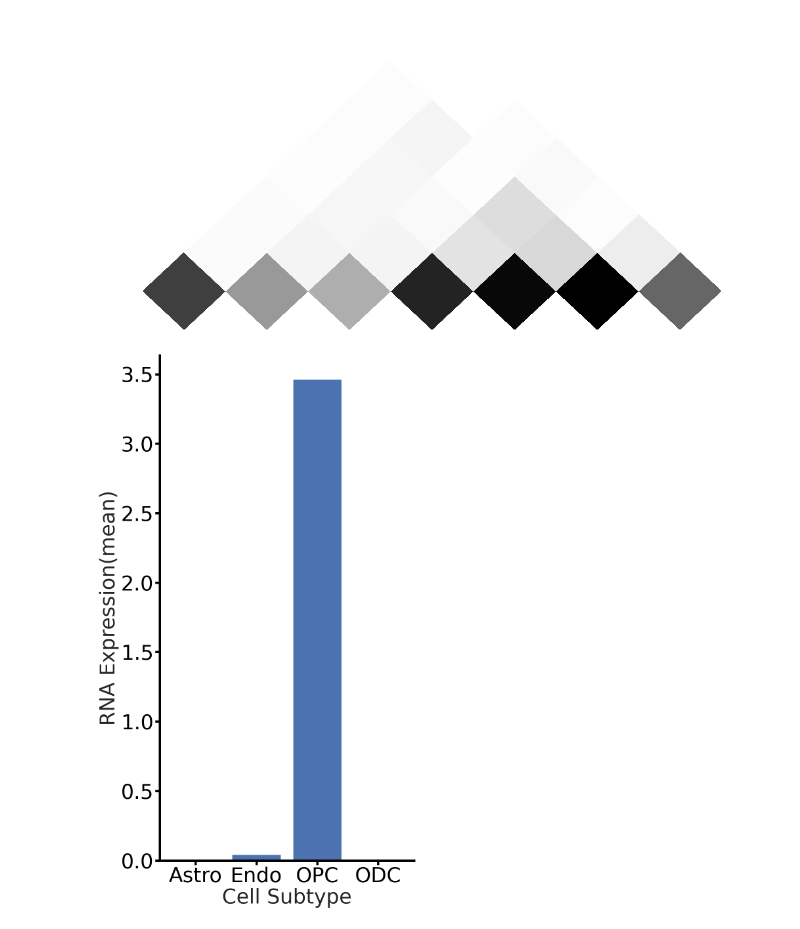
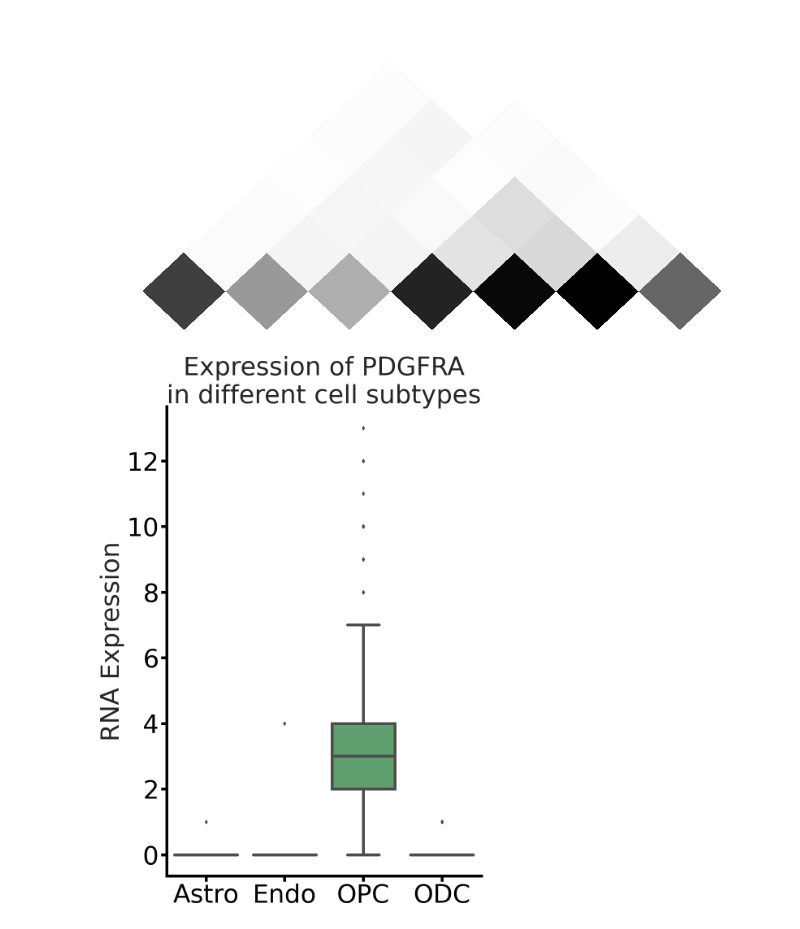
Before and after one commit to 4dglab/SEE, a Jupyter notebook: analyse/Data Analysis(PDGFRA).ipynb, the cells around one changed output. Drawn from its saved outputs; the diff is of its cells as text; code cells hidden in the pictures.

Commit message:
Image Correction

```diff
--- a/analyse/Data Analysis(PDGFRA).ipynb
+++ b/analyse/Data Analysis(PDGFRA).ipynb
@@ -274,21 +274,22 @@ def show_by_cell_type(cell_type):
         _express.append(_data['scRNA'][_index])
     return _express
 # %%
-x = ['Astro', 'Endo', 'OPC', 'ODC']
-y = [np.array(show_by_cell_type(i)).mean() for i in x]
-
-set_plt(figsize=(10, 20))
+set_plt(figsize=(10, 15))
 sns.set_theme(style="whitegrid")
 
 fig, ax = plt.subplots()
-ax.bar(x, y)
+
+x = ['Astro', 'Endo', 'OPC', 'ODC']
+data = pd.DataFrame([np.array(show_by_cell_type(i)) for i in x], index=x).T
+ax = sns.boxplot(data=data, linewidth=figure_size['very_small'])
 
 set_Border(plt.gca())
 plt.tick_params(colors='black', bottom=True, left=True, labelsize=figure_size['ultra'])
 plt.grid(False)
-plt.xlabel("Cell Subtype", fontsize=figure_size['ultra'])
-plt.ylabel("RNA Expression(mean)", fontsize=figure_size['ultra'])
+
+plt.ylabel("RNA Expression", fontsize=figure_size['ultra'])
+plt.title('Expression of PDGFRA\nin different cell subtypes', fontsize=figure_size['ultra'])
 plt.savefig('/lmh_data/work/SEE/analyse/figure_file/1b.pdf', format='pdf', bbox_inches='tight')
 plt.show()
 # %% [output]
-[figure, old version]
+[figure, new version]
```
Also changed, not shown: 19 other files.
